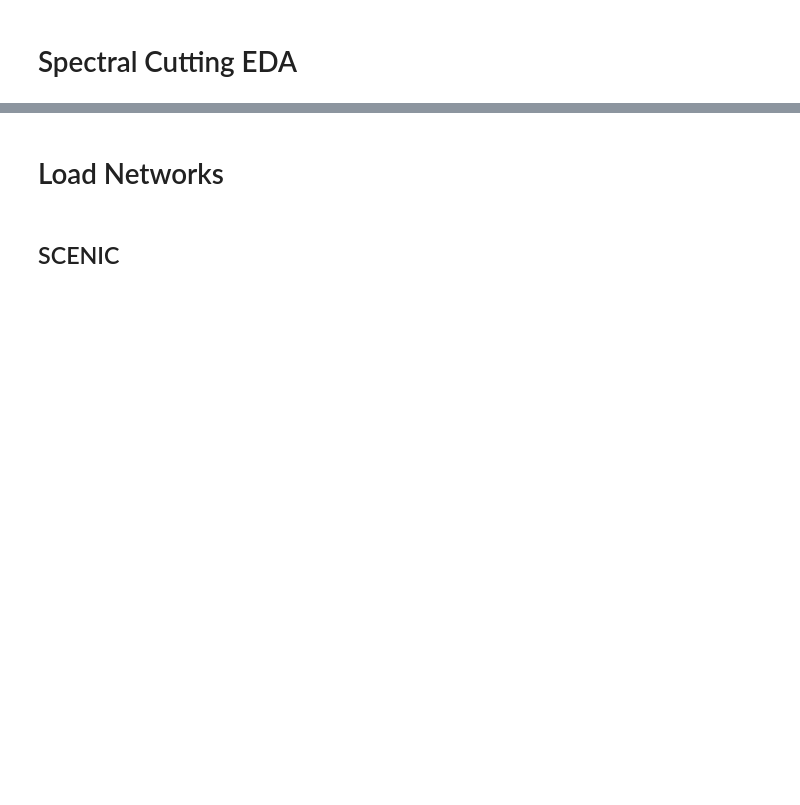
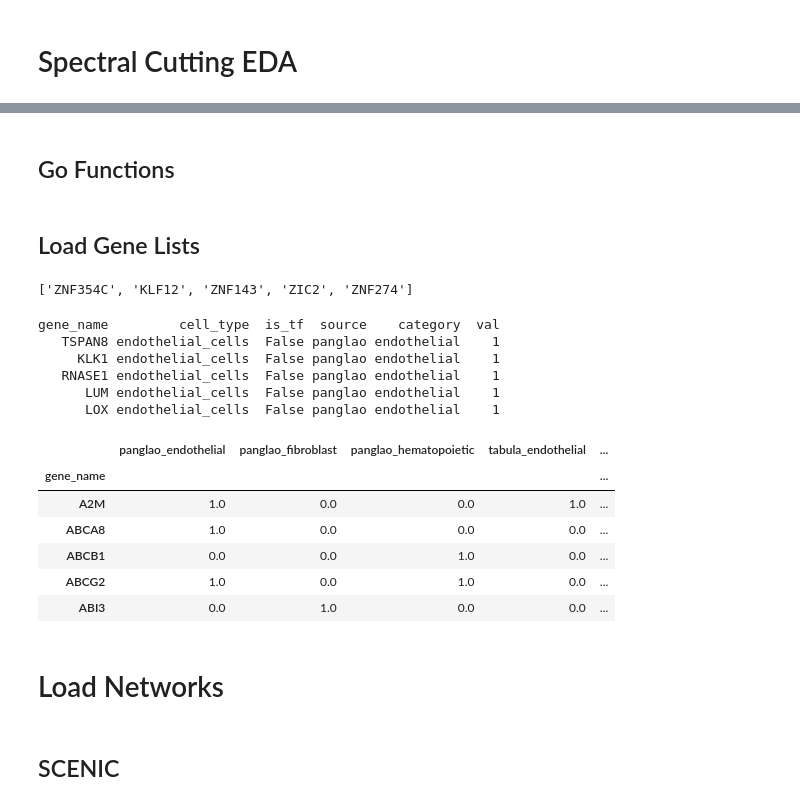
Before and after one commit to CooperStansbury/hematokytos, a Jupyter notebook: notebooks/tf_networks/jpic_EDA.ipynb, the cells around one changed output, grey strips where cells are left out. Cells and saved outputs as stored; diff of their text form; code cells hidden in the pictures; blank space fills up the shorter version.

```diff
--- a/notebooks/tf_networks/jpic_EDA.ipynb
+++ b/notebooks/tf_networks/jpic_EDA.ipynb
@@ -15,0 +18,2 @@ from IPython.display import display
+# %% [markdown]
+## Go Functions
@@ -16,3 +79,44 @@ from IPython.display import display
+# %% [markdown]
+## Load Gene Lists
+# %%
+# load tfs so I got 'em
+fpath = "../../resources/allTFs_hg38.txt"
+tf_list = [x.strip() for x in open(fpath)]
+tf_list[:5]
+# %% [output]
+['ZNF354C', 'KLF12', 'ZNF143', 'ZIC2', 'ZNF274']
+# %%
+fpath = "../../resources/clean_marker_genes.csv"
+mdf = pd.read_csv(fpath)
+mdf['val'] = 1
+print(mdf.head().to_string(index=False))
+# %% [output]
+gene_name         cell_type  is_tf  source    category  val
+   TSPAN8 endothelial_cells  False panglao endothelial    1
+     KLK1 endothelial_cells  False panglao endothelial    1
+   RNASE1 endothelial_cells  False panglao endothelial    1
+      LUM endothelial_cells  False panglao endothelial    1
+      LOX endothelial_cells  False panglao endothelial    1
+# %%
+mdf_pivot = pd.pivot_table(
+    mdf,
+    index=['gene_name',],
+    columns=['source', 'category'],
+    values='val',
+    fill_value=0
+)
+
+mdf_pivot.columns = ['_'.join(col).strip() if isinstance(col, tuple) else col for col in mdf_pivot.columns]
+
+mdf_pivot.head()
+# %% [output]
+|  | panglao_endothelial | panglao_fibroblast | panglao_hematopoietic | tabula_endothelial | ... |
+| gene_name |  |  |  |  | ... |
+| A2M | 1.0 | 0.0 | 0.0 | 1.0 | ... |
+| ABCA8 | 1.0 | 0.0 | 0.0 | 0.0 | ... |
+| ABCB1 | 0.0 | 0.0 | 1.0 | 0.0 | ... |
+| ABCG2 | 1.0 | 0.0 | 1.0 | 0.0 | ... |
+| ABI3 | 0.0 | 1.0 | 0.0 | 0.0 | ... |
 # %% [markdown]
 # Load Networks
 # %%
```
Also changed, not shown: parts of 7 cells of this notebook.
